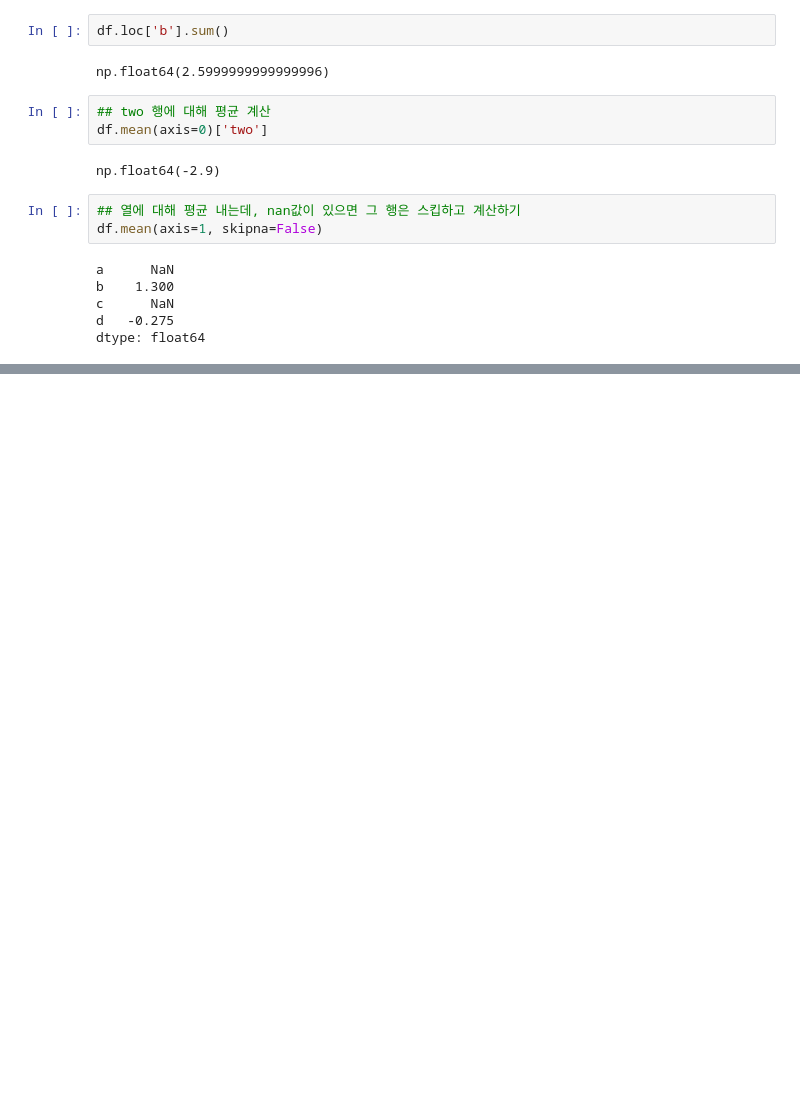
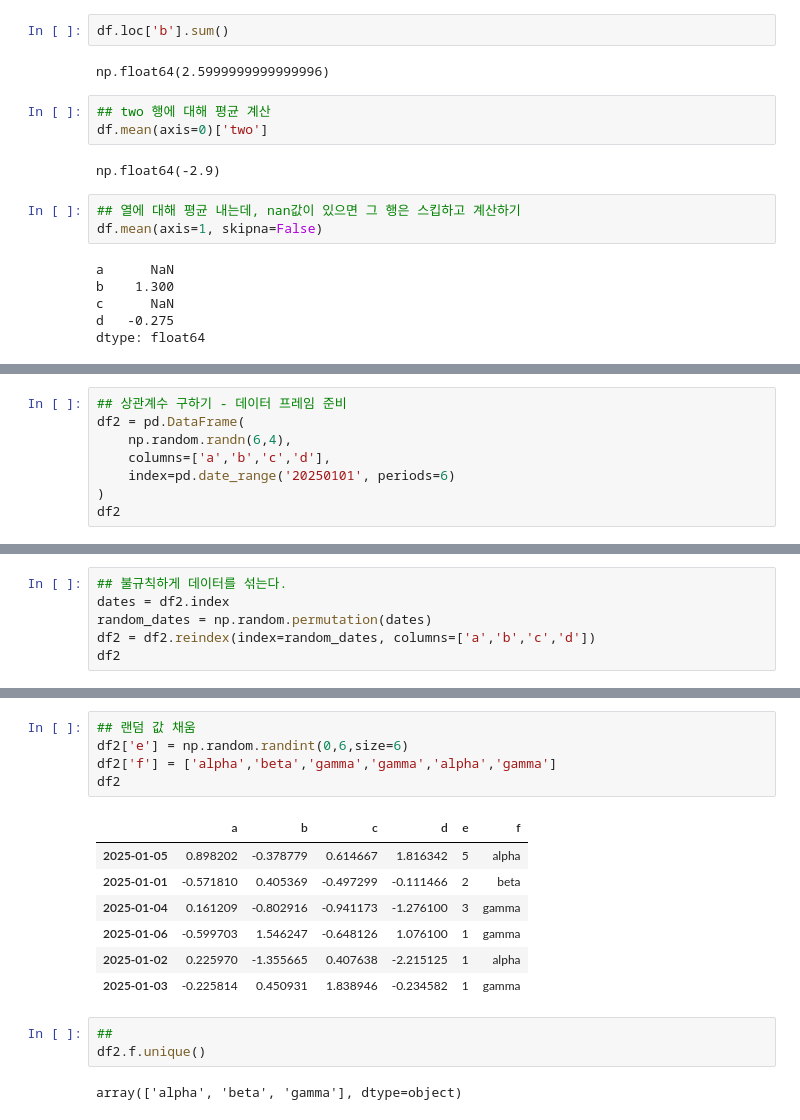
Before and after one commit to efforthye/human-ai, a Jupyter notebook: workspace/3-03) dataframe 조작하기.ipynb, the cells around one changed output, grey strips where cells are left out. Cells and saved outputs as stored; diff of their text form; blank space fills up the shorter version.

Commit message:
feat: pandas dataframe 조작하기 & 정렬, 값채우기, 값가져오기

```diff
--- a/workspace/3-03) dataframe 조작하기.ipynb
+++ b/workspace/3-03) dataframe 조작하기.ipynb
@@ -214,3 +214,11 @@ df
 | b | 7.100000 | -4.5 |
 | c | 3.083333 | -4.5 |
 | d | 0.750000 | -1.3 |
+# %%
+## 상관계수 구하기 - 데이터 프레임 준비
+df2 = pd.DataFrame(
+    np.random.randn(6,4),
+    columns=['a','b','c','d'],
+    index=pd.date_range('20250101', periods=6)
+)
+df2
@@ -216,0 +247,6 @@ df
+# %%
+## 불규칙하게 데이터를 섞는다.
+dates = df2.index
+random_dates = np.random.permutation(dates)
+df2 = df2.reindex(index=random_dates, columns=['a','b','c','d'])
+df2
@@ -216,0 +316,18 @@ df
+# %%
+## 랜덤 값 채움
+df2['e'] = np.random.randint(0,6,size=6)
+df2['f'] = ['alpha','beta','gamma','gamma','alpha','gamma']
+df2
+# %% [output]
+|  | a | b | c | d | e | f |
+| 2025-01-05 | 0.898202 | -0.378779 | 0.614667 | 1.816342 | 5 | alpha |
+| 2025-01-01 | -0.571810 | 0.405369 | -0.497299 | -0.111466 | 2 | beta |
+| 2025-01-04 | 0.161209 | -0.802916 | -0.941173 | -1.276100 | 3 | gamma |
+| 2025-01-06 | -0.599703 | 1.546247 | -0.648126 | 1.076100 | 1 | gamma |
+| 2025-01-02 | 0.225970 | -1.355665 | 0.407638 | -2.215125 | 1 | alpha |
+| 2025-01-03 | -0.225814 | 0.450931 | 1.838946 | -0.234582 | 1 | gamma |
+# %%
+##
+df2.f.unique()
+# %% [output]
+array(['alpha', 'beta', 'gamma'], dtype=object)
```
Also changed, not shown: parts of 14 cells of this notebook, 14 other files.
